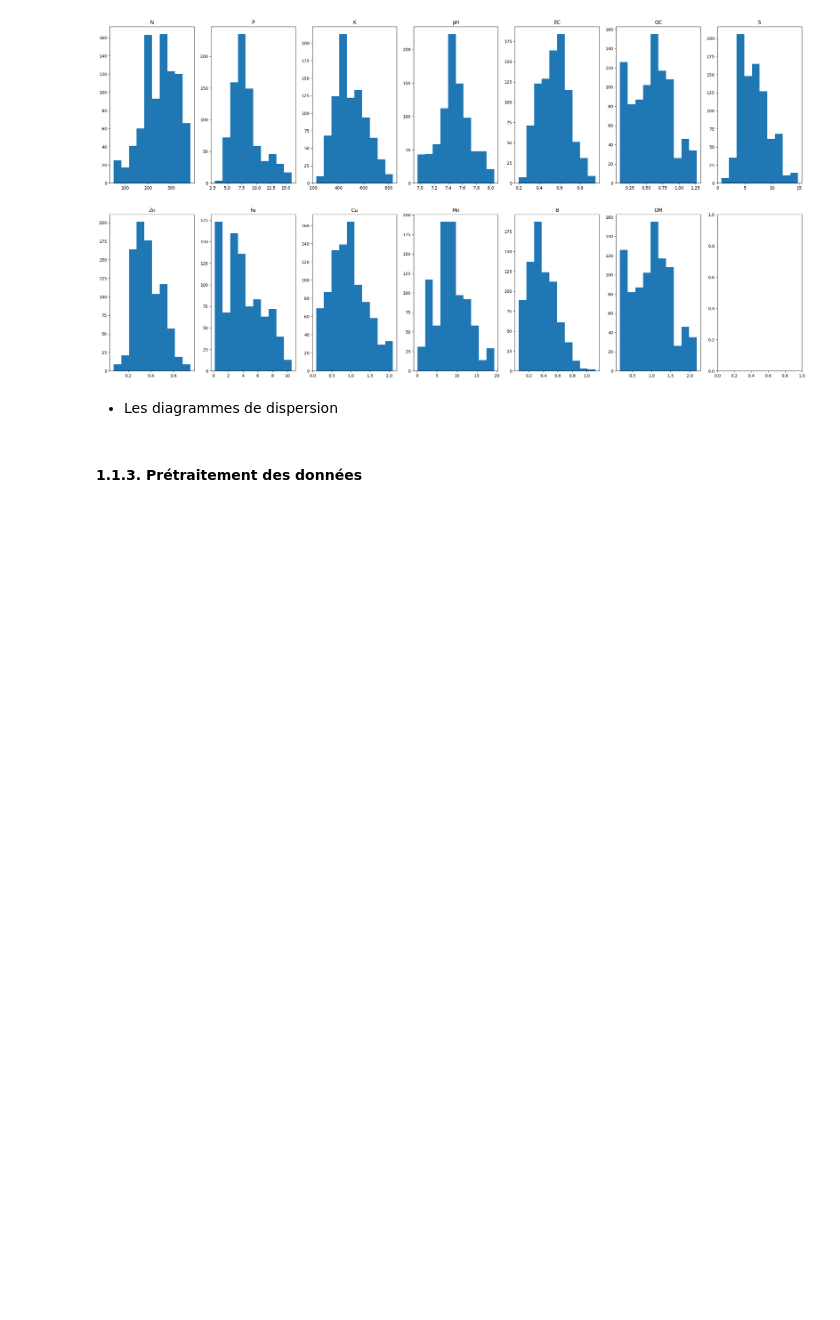
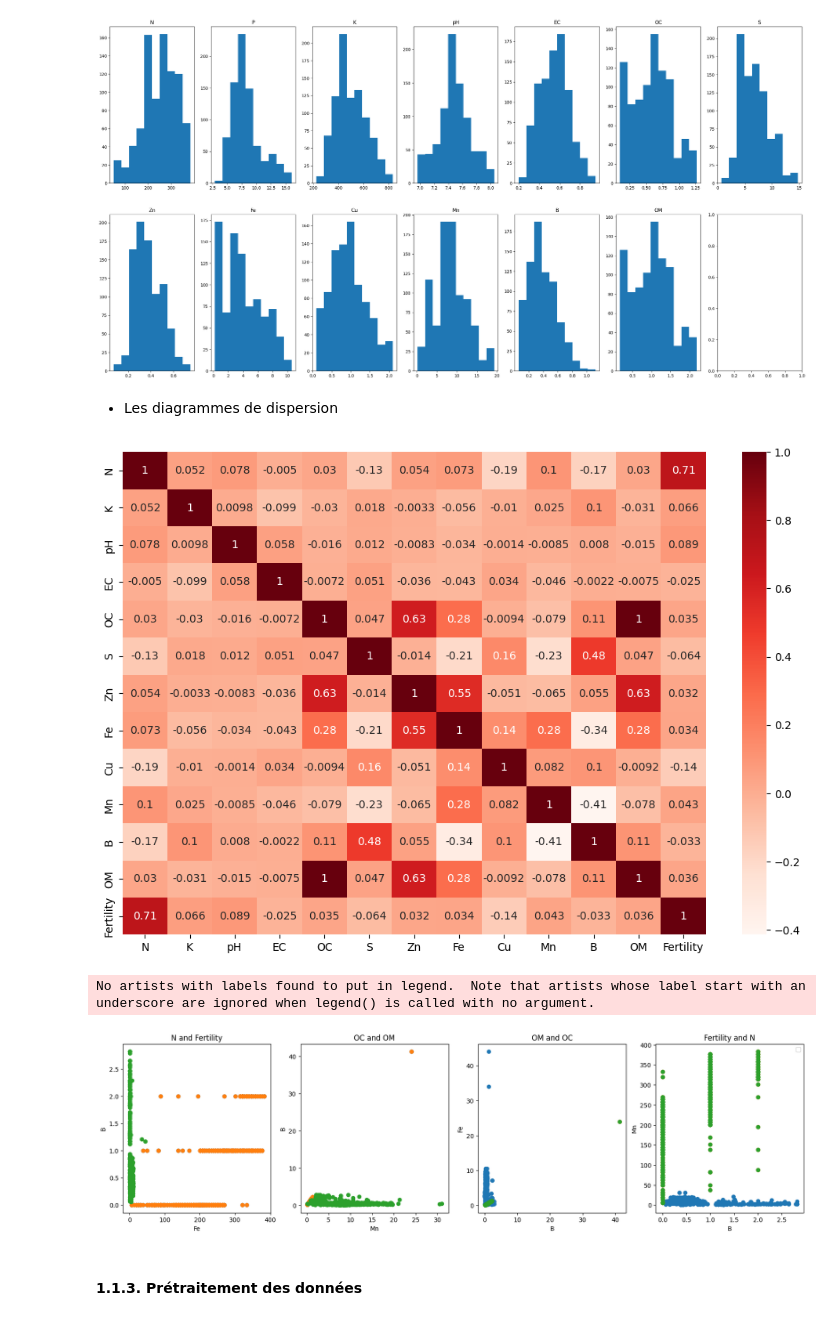
Before and after one commit to abdennour-touat/data-mining-project, a Jupyter notebook: projet.ipynb, the cells around one changed output. Cells and saved outputs as stored; diff of their text form; code cells hidden in the pictures; blank space fills up the shorter version.

```diff
--- a/projet.ipynb
+++ b/projet.ipynb
@@ -263,6 +263,74 @@ display_histograms(plot_data)
 [figure]
 # %% [markdown]
 * Les diagrammes de dispersion
+# %%
+from itertools import combinations
+import seaborn as sns
+#plot the scatter plot for all attributes
+
+df = pd.read_csv('Dataset1.csv')
+#correlation matrix
+def correlationMatrix(data):
+    plot_data = data
+#     for key in plot_data.keys():
+#         plot_data[key] = filter_data(plot_data[key])
+    plot_data = pd.DataFrame(plot_data)
+    corr = plot_data.corr()
+    #get two different max correlation values and two min correlation values and with their keys and two in the middle
+    max_corr = [0,0]
+    min_corr = [0,0]
+    used_keys = []
+    for key in corr.keys():
+        for key2 in corr.keys():
+            if key != key2:
+                if corr[key][key2] > max_corr[0] and corr[key][key2] not in max_corr and corr[key][key2] not in min_corr:
+                    max_corr[1] = max_corr[0]
+                    max_corr[0] = corr[key][key2]
+                elif corr[key][key2] > max_corr[1] and corr[key][key2] not in max_corr and corr[key][key2] not in min_corr:
+                    max_corr[1] = corr[key][key2]
+                elif corr[key][key2] < min_corr[0] and corr[key][key2] not in max_corr and corr[key][key2] not in min_corr:
+                    min_corr[1] = min_corr[0]
+                    min_corr[0] = corr[key][key2]
+                elif corr[key][key2] < min_corr[1] and corr[key][key2] not in max_corr and corr[key][key2] not in min_corr:
+                    min_corr[1] = corr[key][key2]
+    return corr, max_corr, min_corr
+def plot_correlation_matrix(corr,min_corr,max_corr):
+    #plot the correlation heatmap with dispersion of the max and min correlation values
+    plt.figure(figsize=(12,8))
+    sns.heatmap(corr, annot=True, cmap=plt.cm.Reds)
+    plt.show()
+    #plot the scatter plot of the max and min correlation values with their keys, in the same subplot
+    fig, axs = plt.subplots(1,4)
+    fig.set_figheight(5)
+    fig.set_figwidth(20)
+    i = 0
+    j = 0
+    for key in corr.keys():
+        for key2 in corr.keys():
+            if key != key2:
+                if corr[key][key2] == max_corr[0] or corr[key][key2] == max_corr[1]:
+                    #plot the titles in the axis
+                    axs[i].scatter(df[key], df[key2])
+                    axs[i].xaxis.set_label_text(key)
+                    axs[i].yaxis.set_label_text(key2)
+                    i += 1
+                elif corr[key][key2] == min_corr[0] or corr[key][key2] == min_corr[1]:
+                    axs[j].scatter(df[key], df[key2])
+                    axs[j].xaxis.set_label_text(key)
+                    axs[j].yaxis.set_label_text(key2)
+                    # axs[j].set_title(key + ' and ' + key2)
+                    j += 1
+
+    plt.legend()
+    plt.show()
+
+
+corr, min_corr, max_corr = correlationMatrix(df)
+plot_correlation_matrix(corr, min_corr, max_corr)
+# %% [output]
+[figure, added]
+No artists with labels found to put in legend.  Note that artists whose label start with an underscore are ignored when legend() is called with no argument.
+[figure, added]
 # %% [markdown]
 #### 1.1.3. Prétraitement des données
 # %% [markdown]
```
Also changed, not shown: parts of 13 cells of this notebook, 5 other files.
